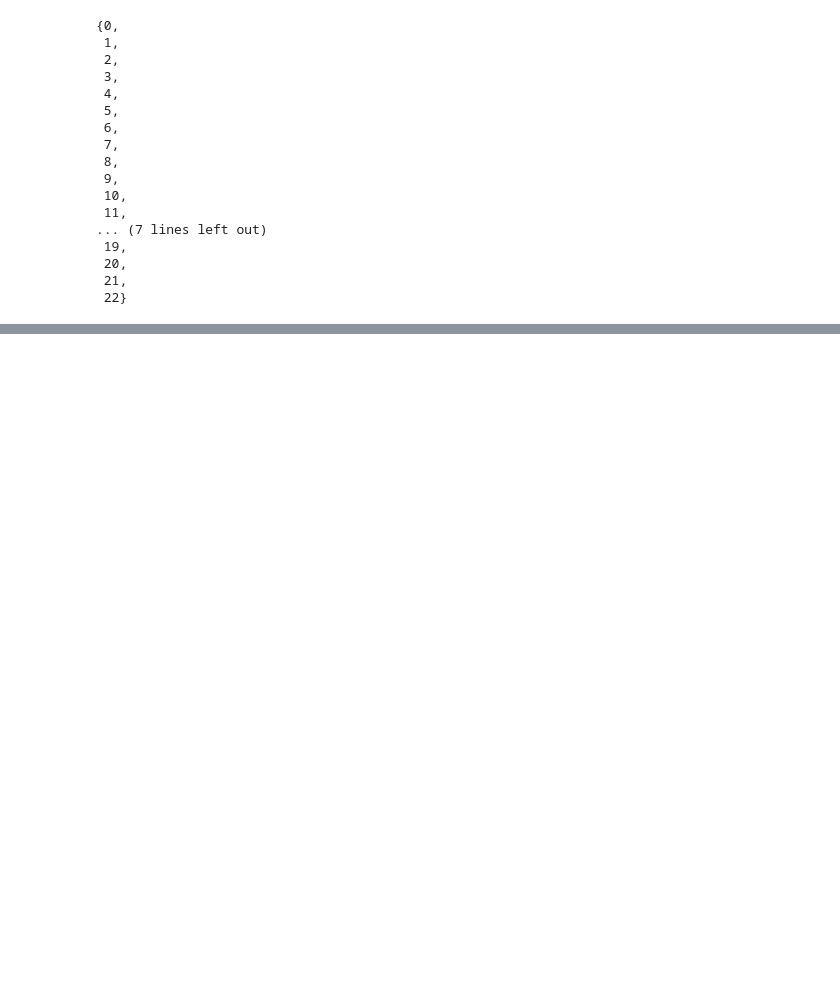
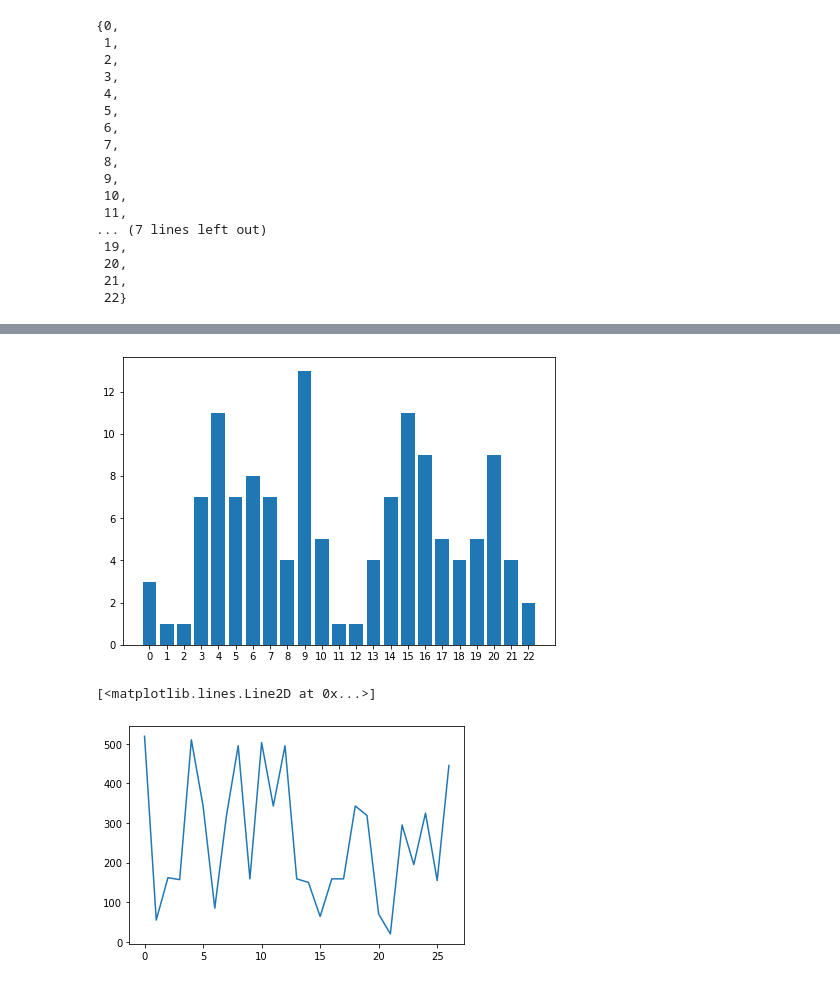
Before and after one commit to Asheeshkrsharma/Identification-OpenCows, a Jupyter notebook: 2021MakeData.ipynb, the cells around one changed output, grey strips where cells are left out. Saved outputs shown, nothing was run; the diff lists cells and outputs as text; code cells hidden in the pictures; blank space fills up the shorter version.

```diff
--- a/2021MakeData.ipynb
+++ b/2021MakeData.ipynb
@@ -522,0 +577,18 @@ set(categories)
+# %%
+fig = plt.figure()
+ax = fig.add_axes([0,0,1,1])
+distribution = numpy.asarray([[k, len(trainingDataset.lookup[k])] for k in trainingDataset.lookup.keys()])
+langs = [str(i) for i in distribution[:,0]]
+students = distribution[:,1]
+ax.bar(langs,students)
+plt.show()
+
+with open('utils/opencowsTracklets2017.json') as f:
+    dataSet = json.load(f)
+
+dt = [len(track['paths']) for track in dataSet['test']]
+plt.plot(dt)
+# %% [output]
+[figure, added]
+[<matplotlib.lines.Line2D at 0x...>]
+[figure, added]
```
Also changed, not shown: parts of 1 cell of this notebook, 2 other files.
